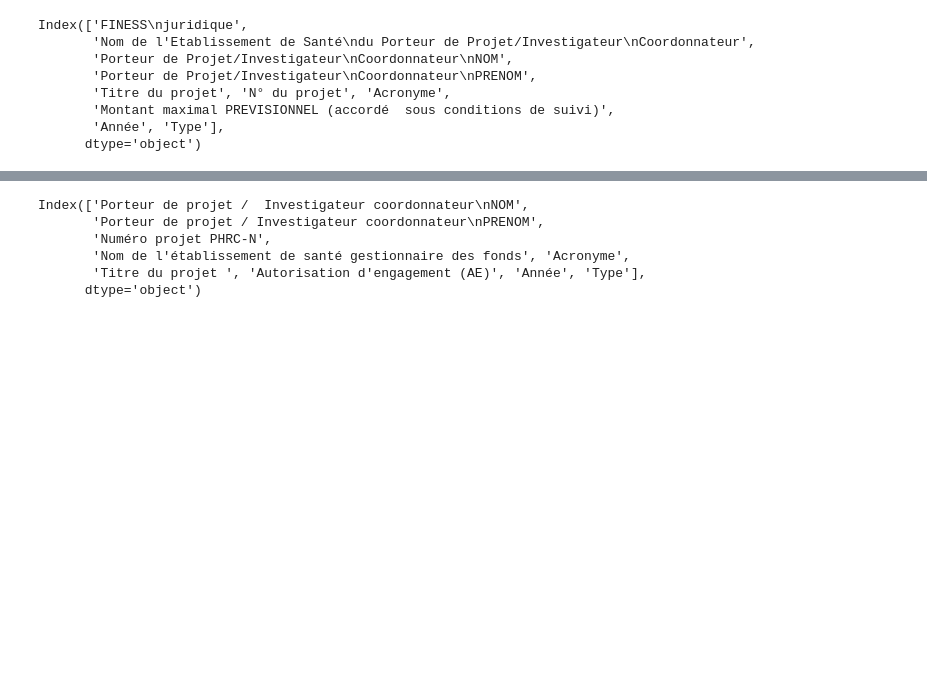
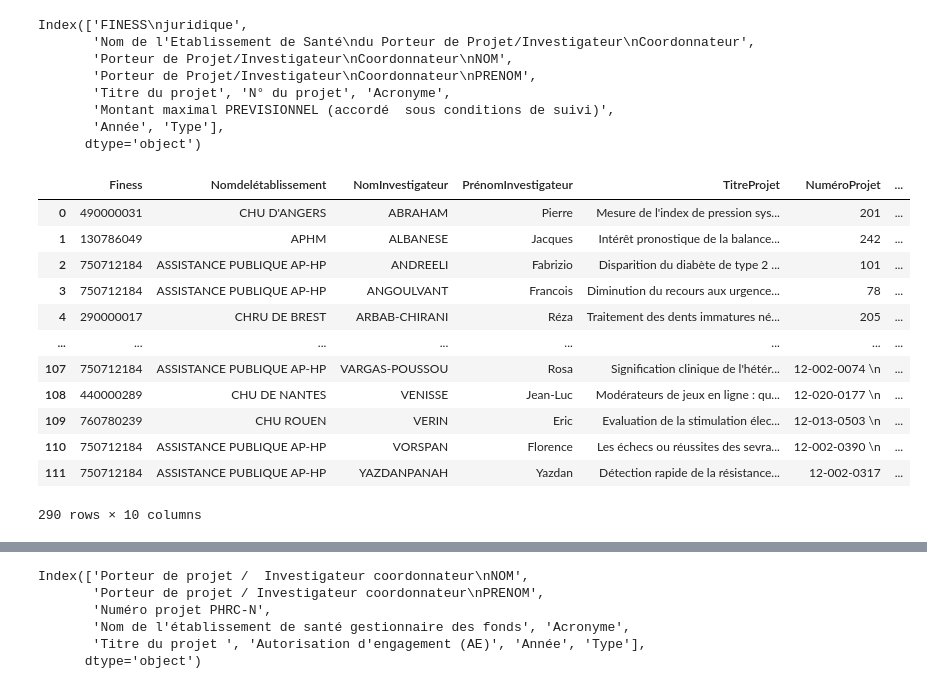
Before and after one commit to zinebgasmi/App-pratique, a Jupyter notebook: phrc.ipynb, the cells around one changed output, grey strips where cells are left out. Saved outputs shown, nothing was run; the diff lists cells and outputs as text; code cells hidden in the pictures; blank space fills up the shorter version.

```diff
--- a/phrc.ipynb
+++ b/phrc.ipynb
@@ -136,12 +132,27 @@ Index(['FINESS\njuridique',
       dtype='object')
 # %%
 #renommer les colonnes
-phrcI_2012.columns = ["Finess","Nom de l'établissement","NomInvestigateur","PrénomInvestigateur","TitreProjet","NuméroProjet","Acronyme","MontantAccordé","Année","Type"]
-phrcN_2012.columns = ["Finess","Nom de l'établissement","NomInvestigateur","PrénomInvestigateur","TitreProjet","NuméroProjet","Acronyme","MontantAccordé","Année","Type"]
-phrcK_2012.columns = ["Finess","Nom de l'établissement","NomInvestigateur","PrénomInvestigateur","TitreProjet","NuméroProjet","Acronyme","MontantAccordé","Année","Type"]
+phrcI_2012.columns = ["Finess","Nomdelétablissement","NomInvestigateur","PrénomInvestigateur","TitreProjet","NuméroProjet","Acronyme","MontantAccordé","Année","Type"]
+phrcN_2012.columns = ["Finess","Nomdelétablissement","NomInvestigateur","PrénomInvestigateur","TitreProjet","NuméroProjet","Acronyme","MontantAccordé","Année","Type"]
+phrcK_2012.columns = ["Finess","Nomdelétablissement","NomInvestigateur","PrénomInvestigateur","TitreProjet","NuméroProjet","Acronyme","MontantAccordé","Année","Type"]
 # %%
 #concatenation I,N,K
 phrc2012 = pd.concat([phrcI_2012,phrcK_2012,phrcN_2012])
+phrc2012
+# %% [output]
+|  | Finess | Nomdelétablissement | NomInvestigateur | PrénomInvestigateur | TitreProjet | NuméroProjet | ... |
+| 0 | 490000031 | CHU D'ANGERS | ABRAHAM | Pierre | Mesure de l'index de pression sys... | 201 | ... |
+| 1 | 130786049 | APHM | ALBANESE | Jacques | Intérêt pronostique de la balance... | 242 | ... |
+| 2 | 750712184 | ASSISTANCE PUBLIQUE AP-HP | ANDREELI | Fabrizio | Disparition du diabète de type 2 ... | 101 | ... |
+| 3 | 750712184 | ASSISTANCE PUBLIQUE AP-HP | ANGOULVANT | Francois | Diminution du recours aux urgence... | 78 | ... |
+| 4 | 290000017 | CHRU DE BREST | ARBAB-CHIRANI | Réza | Traitement des dents immatures né... | 205 | ... |
+| ... | ... | ... | ... | ... | ... | ... | ... |
+| 107 | 750712184 | ASSISTANCE PUBLIQUE AP-HP | VARGAS-POUSSOU | Rosa | Signification clinique de l'hétér... | 12-002-0074 \n | ... |
+| 108 | 440000289 | CHU DE NANTES | VENISSE | Jean-Luc | Modérateurs de jeux en ligne : qu... | 12-020-0177 \n | ... |
+| 109 | 760780239 | CHU ROUEN | VERIN | Eric | Evaluation de la stimulation élec... | 12-013-0503 \n | ... |
+| 110 | 750712184 | ASSISTANCE PUBLIQUE AP-HP | VORSPAN | Florence | Les échecs ou réussites des sevra... | 12-002-0390 \n | ... |
+| 111 | 750712184 | ASSISTANCE PUBLIQUE AP-HP | YAZDANPANAH | Yazdan | Détection rapide de la résistance... | 12-002-0317 | ... |
+290 rows × 10 columns
 # %%
 #concatener et renommer les colonnes
 phrc2013 = pd.concat([phrcI_2013,phrcK_2013,phrcN_2013])
```
Also changed, not shown: parts of 37 cells of this notebook.
